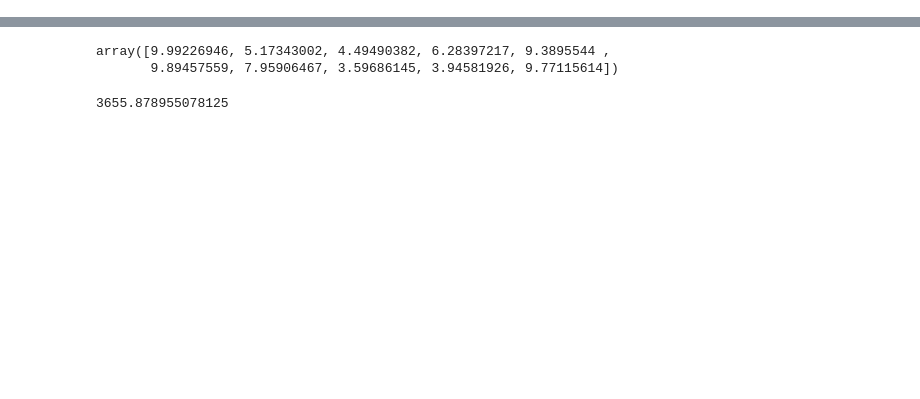
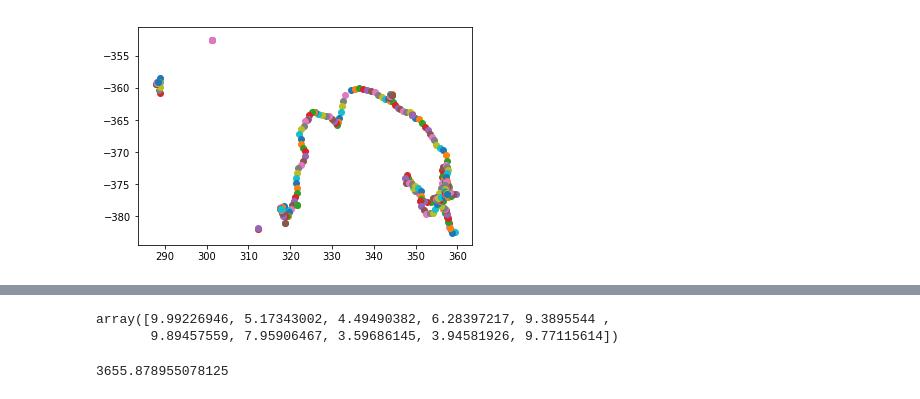
Before and after one commit to AustinMcDonald/Boomhauer, a Jupyter notebook: testing/Difus-v2.ipynb, the cells around one changed output, grey strips where cells are left out. Saved outputs shown, nothing was run; the diff lists cells and outputs as text; code cells hidden in the pictures; blank space fills up the shorter version.

```diff
--- a/testing/Difus-v2.ipynb
+++ b/testing/Difus-v2.ipynb
@@ -11,0 +76,6 @@ Events = load_mchits("../data/Bi214-0000-READOUT_PLANES.h5")
+# %%
+IChits = []
+for hit in Diffused:
+
+    IChit = MCHit((hit[0], hit[1], hit[2]), 0.0, 22*1e-6, 'ACTIVE')
+    IChits.append(IChit)
@@ -11,0 +89,7 @@ Events = load_mchits("../data/Bi214-0000-READOUT_PLANES.h5")
+# %%
+for hit in Events[0]:
+    y=hit.pos[1]
+    x=hit.pos[2]
+    plt.scatter(x,y)
+# %% [output]
+[figure, added]
```
Also changed, not shown: parts of 76 cells of this notebook, 8 other files.
